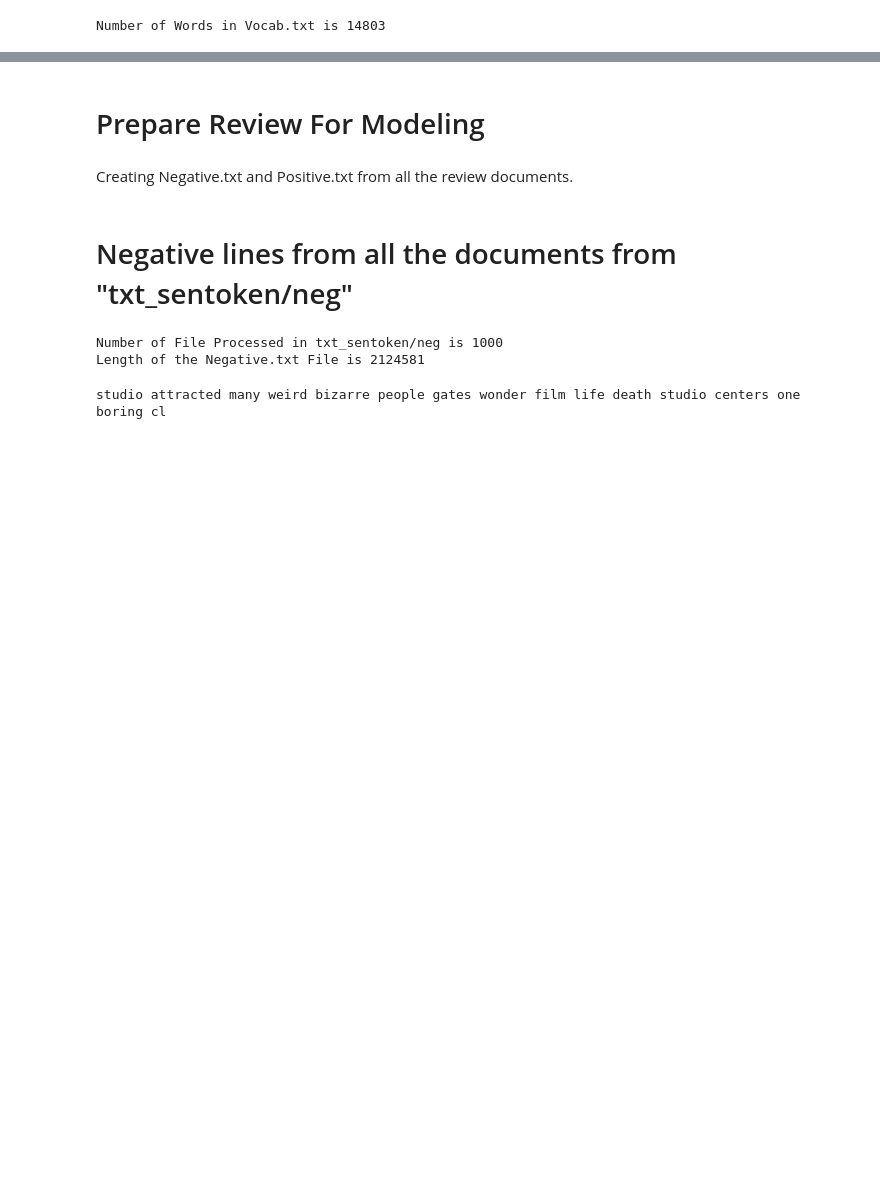
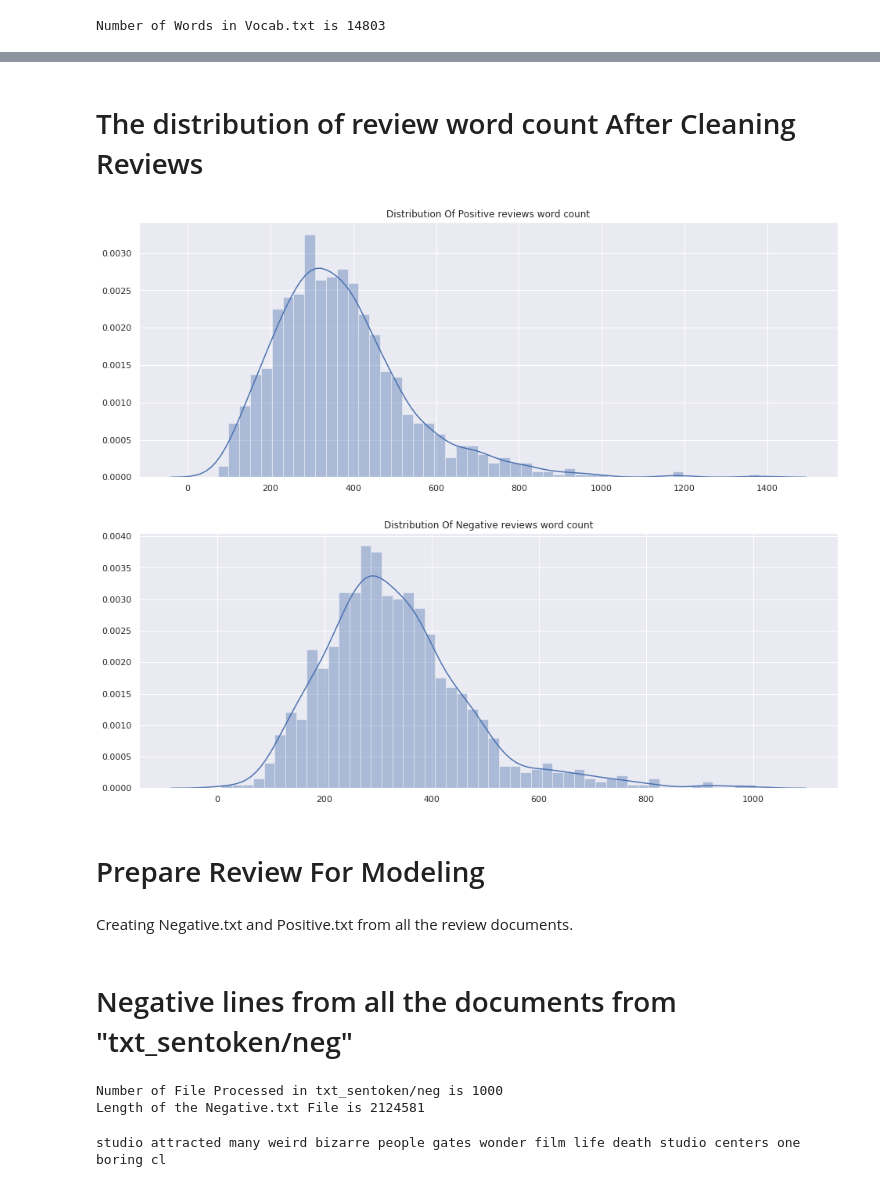
Before and after one commit to ashish1500616/Machine-Learning-Projects, a Jupyter notebook: p7_capstone_project/Sentiment_Analysis_Udacity.ipynb, the cells around one changed output, grey strips where cells are left out. Drawn from its saved outputs; the diff is of its cells as text; code cells hidden in the pictures; blank space fills up the shorter version.

```diff
--- a/p7_capstone_project/Sentiment_Analysis_Udacity.ipynb
+++ b/p7_capstone_project/Sentiment_Analysis_Udacity.ipynb
@@ -188,3 +223,31 @@ Number of Words in Vocab.txt is 14803
+# %% [markdown]
+# The distribution of review word count After Cleaning Reviews
+# %%
+sns.set(color_codes=True)
+plt.figure(figsize=(16,6))
+p_f="txt_sentoken/pos"
+prl=[]
+for f in sorted(os.listdir(p_f)):
+#     print(f)
+    text=load_document(p_f+"/"+f)
+    tokens=clean_document(text)
+    l=len(tokens)
+    prl.append(l)
+sns.distplot(prl,bins=50).set_title("Distribution Of Positive reviews word count")
+plt.show()
+n_f="txt_sentoken/neg"
+nrl=[]
+for f in sorted(os.listdir(n_f)):
+    text=load_document(n_f+"/"+f)
+    tokens=clean_document(text)
+    l=len(tokens)
+    nrl.append(l)
+plt.figure(figsize=(16,6))
+sns.distplot(nrl,bins=50).set_title("Distribution Of Negative reviews word count")
+plt.show()
+# %% [output]
+[figure, added]
+[figure, added]
 # %% [markdown]
 # Prepare Review For Modeling
 # %% [markdown]
```
Also changed, not shown: parts of 6 cells of this notebook.
